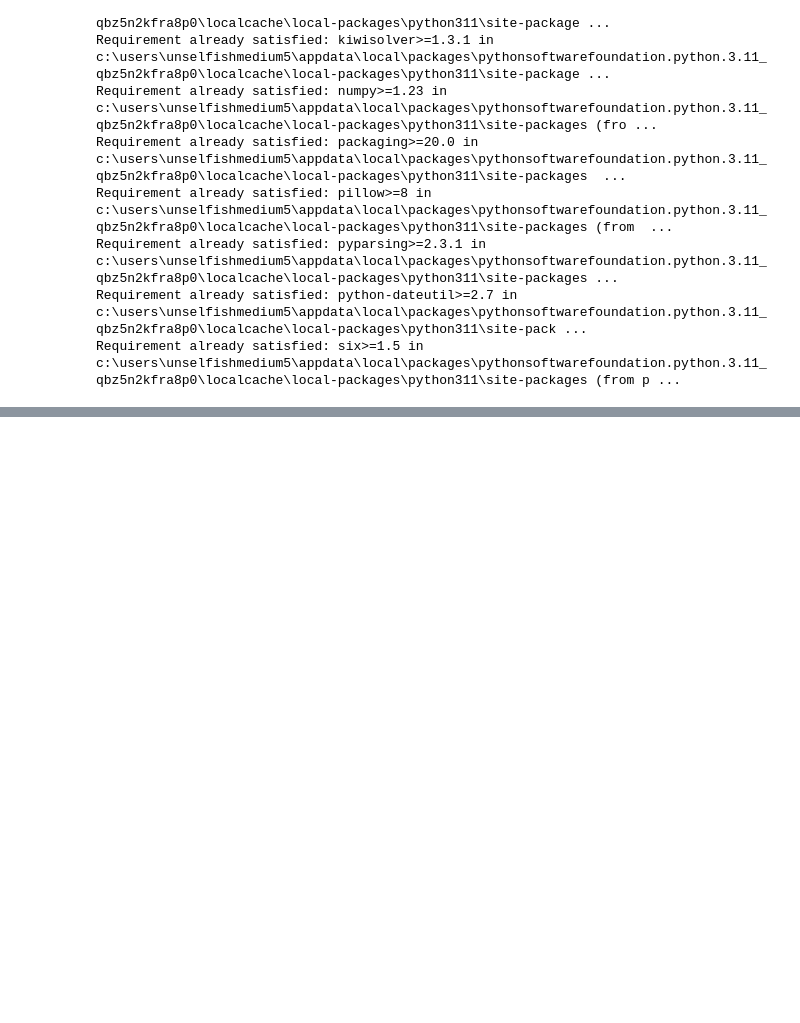
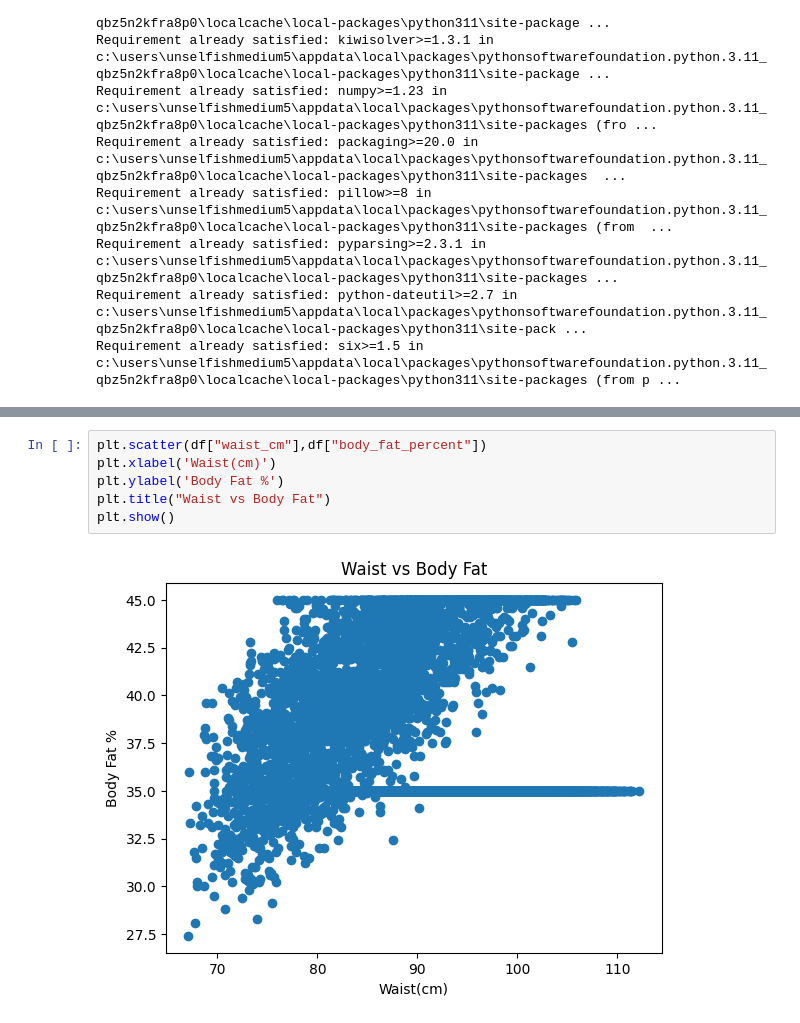
Before and after one commit to Mudit021/Body-Fat-Prediction, a Jupyter notebook: notebook.ipynb, the cells around one changed output, grey strips where cells are left out. Saved outputs shown, nothing was run; the diff lists cells and outputs as text; blank space fills up the shorter version.

```diff
--- a/notebook.ipynb
+++ b/notebook.ipynb
@@ -172,0 +193,8 @@ plt.show()
+# %%
+plt.scatter(df["waist_cm"],df["body_fat_percent"])
+plt.xlabel('Waist(cm)')
+plt.ylabel('Body Fat %')
+plt.title("Waist vs Body Fat")
+plt.show()
+# %% [output]
+[figure, added]
```
Also changed, not shown: parts of 22 cells of this notebook, 1 other file.
